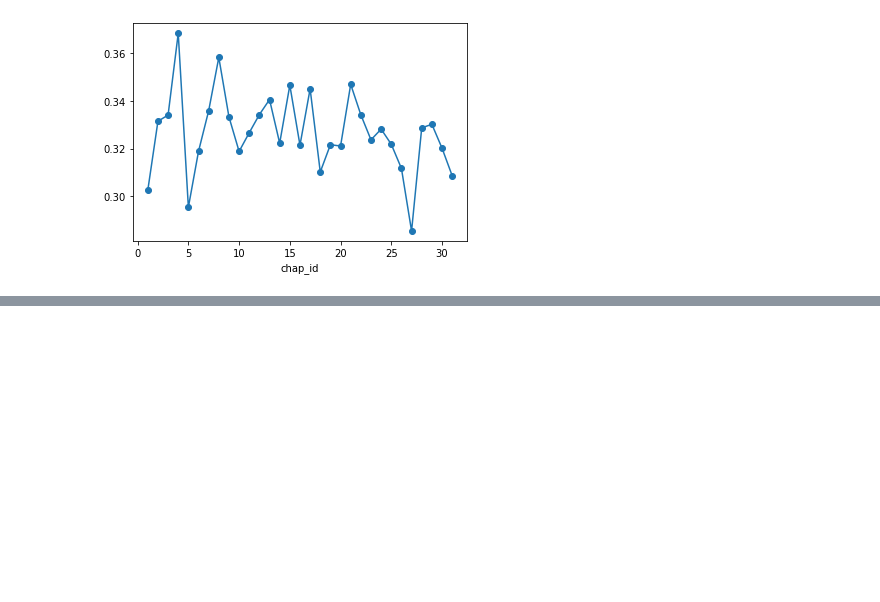
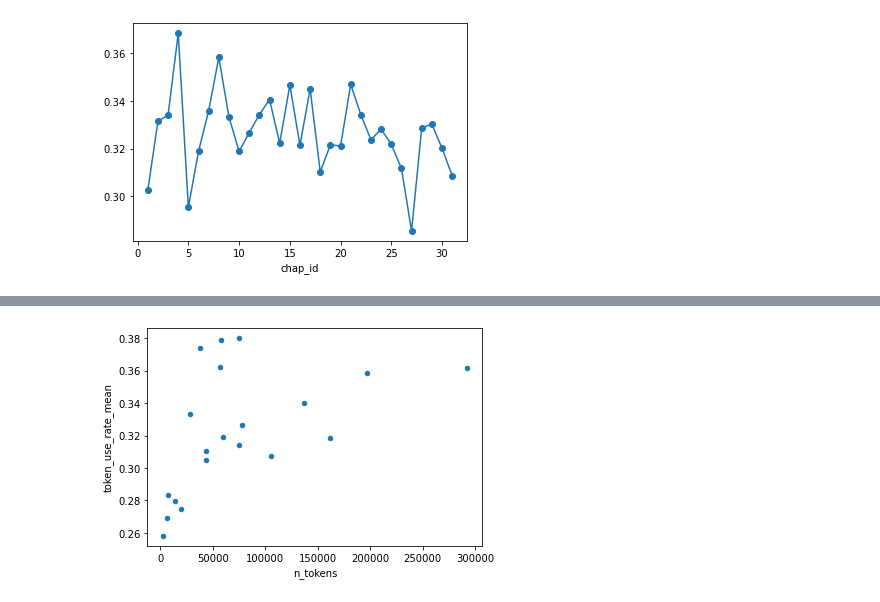
Before and after one commit to ontoligent/DS5001-2022-01-OLD, a Jupyter notebook: M00_FinalProjects/M00_01_VectorizationWithSKLearn.ipynb, the cells around one changed output, grey strips where cells are left out. Saved outputs shown, nothing was run; the diff lists cells and outputs as text; code cells hidden in the pictures; blank space fills up the shorter version.

```diff
--- a/M00_FinalProjects/M00_01_VectorizationWithSKLearn.ipynb
+++ b/M00_FinalProjects/M00_01_VectorizationWithSKLearn.ipynb
@@ -368,0 +362,4 @@ LIB.sort_values('token_use_rate_mean')
+# %%
+LIB.plot.scatter('n_tokens', 'token_use_rate_mean', logx=False);
+# %% [output]
+[figure, added]
```
Also changed, not shown: parts of 16 cells of this notebook, 3 other files.
